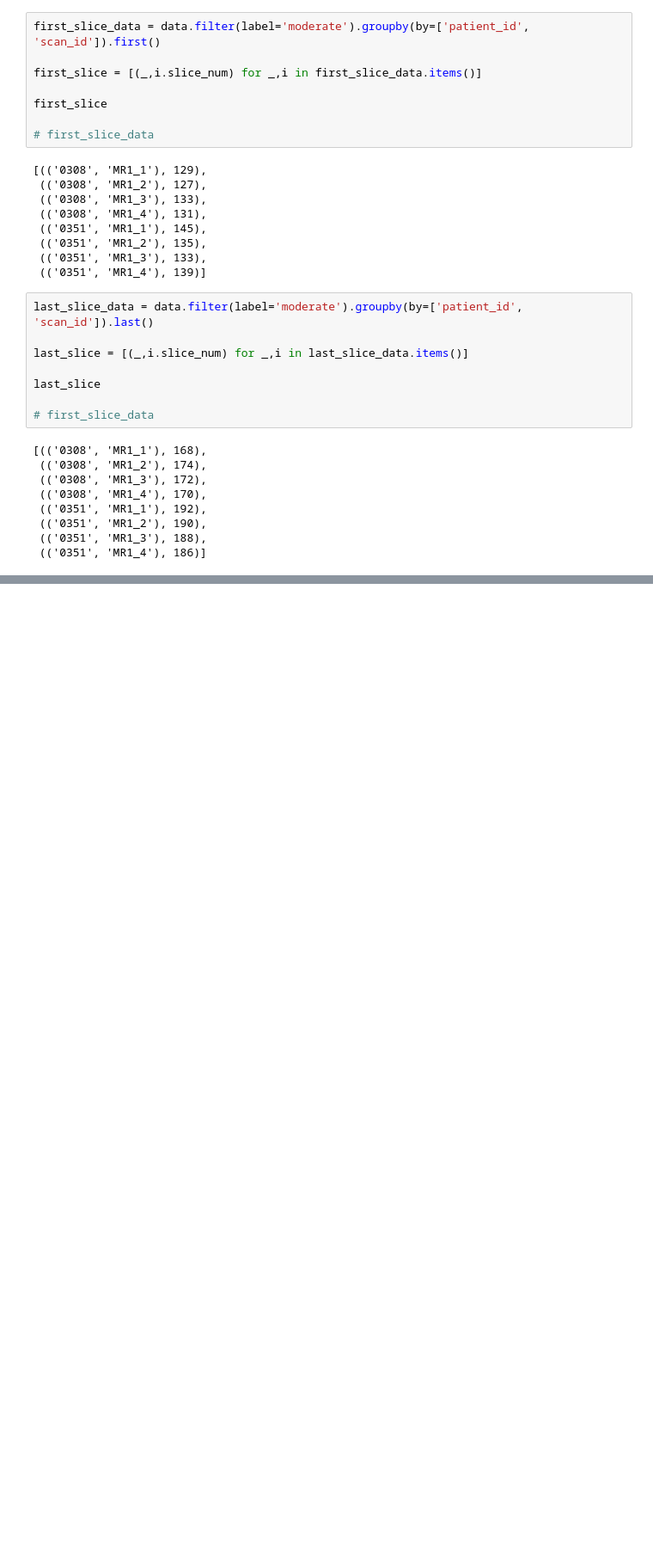
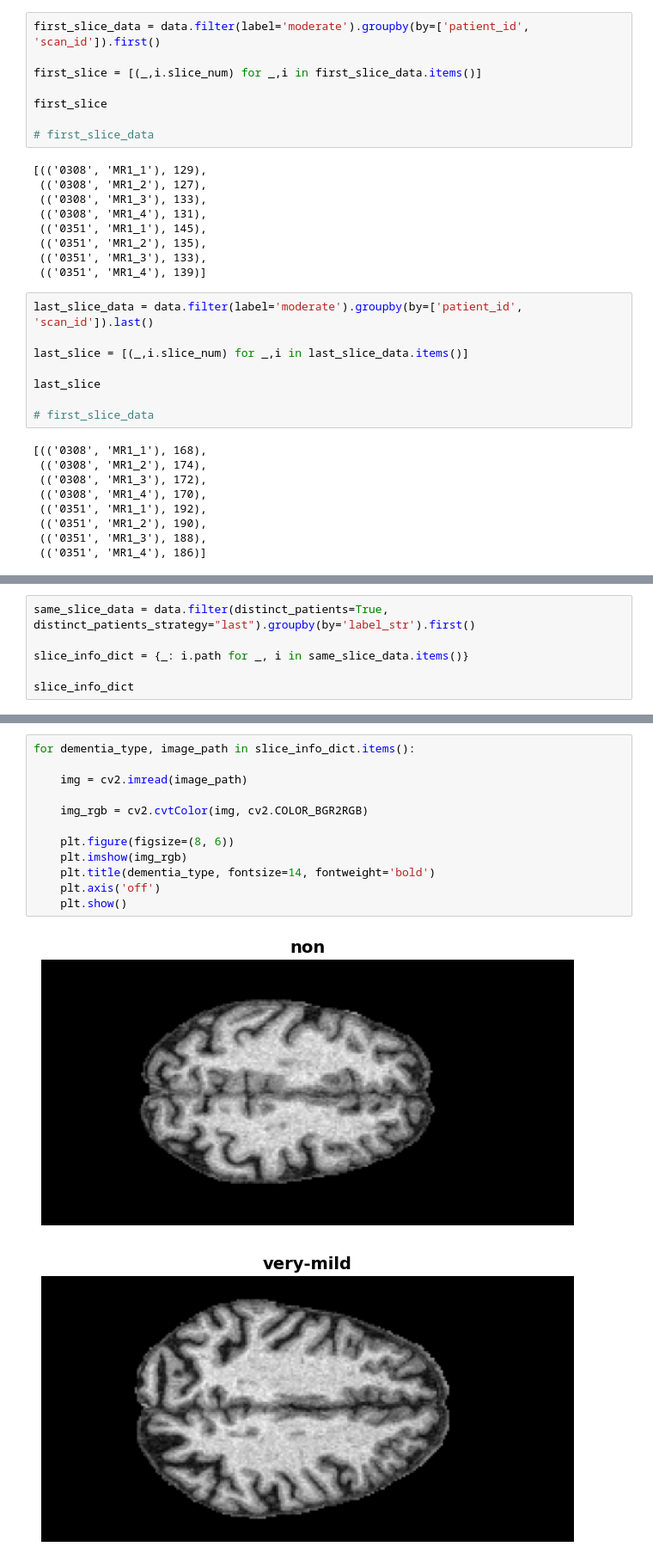
Before and after one commit to JiveshGawde/NeuroTrack, a Jupyter notebook: Notebooks/data_exploration.ipynb, the cells around one changed output, grey strips where cells are left out. Shown at 86% size. Saved outputs shown, nothing was run; the diff lists cells and outputs as text; blank space fills up the shorter version.

```diff
--- a/Notebooks/data_exploration.ipynb
+++ b/Notebooks/data_exploration.ipynb
@@ -97,0 +143,6 @@ data.filter(label='moderate').groupby(by=['patient_id', 'scan_id']).max('slice_n
+# %%
+same_slice_data = data.filter(distinct_patients=True, distinct_patients_strategy="last").groupby(by='label_str').first()
+
+slice_info_dict = {_: i.path for _, i in same_slice_data.items()}
+
+slice_info_dict
@@ -97,0 +154,15 @@ data.filter(label='moderate').groupby(by=['patient_id', 'scan_id']).max('slice_n
+# %%
+for dementia_type, image_path in slice_info_dict.items():
+
+    img = cv2.imread(image_path)
+
+    img_rgb = cv2.cvtColor(img, cv2.COLOR_BGR2RGB)
+
+    plt.figure(figsize=(8, 6))
+    plt.imshow(img_rgb)
+    plt.title(dementia_type, fontsize=14, fontweight='bold')
+    plt.axis('off')
+    plt.show()
+# %% [output]
+[figure, added]
+[figure, added]
```
Also changed, not shown: parts of 5 cells of this notebook.
